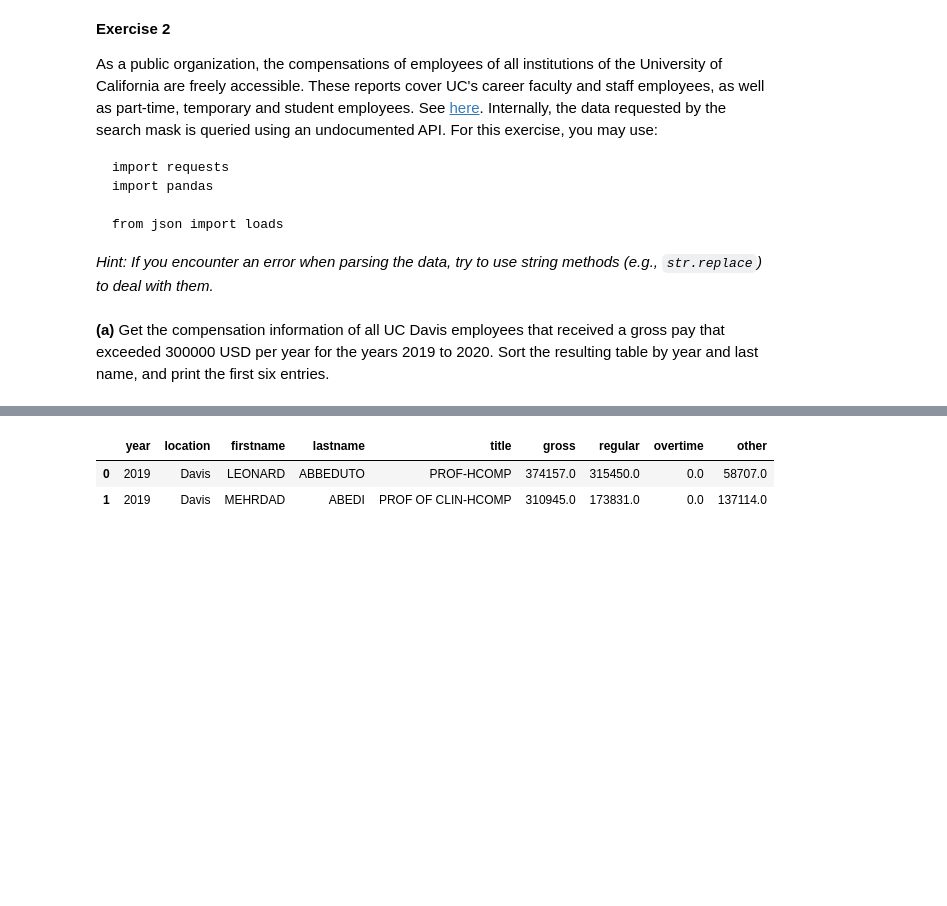
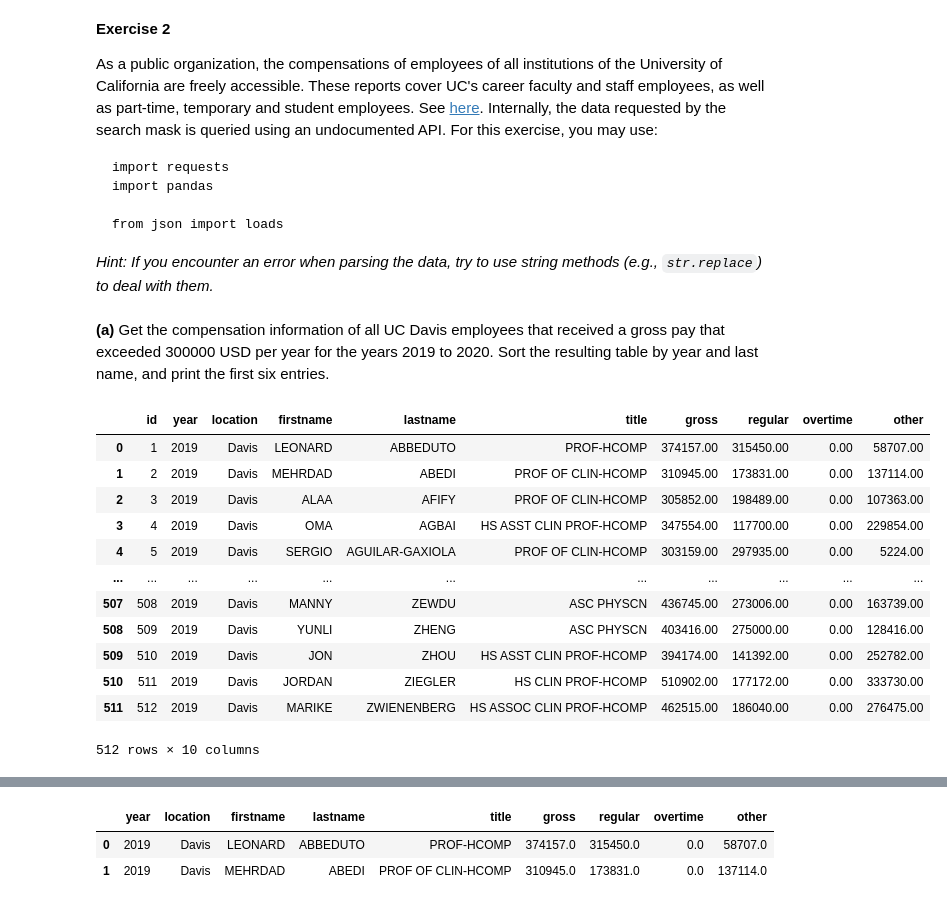
Before and after one commit to cc81972/STA141B, a Jupyter notebook: hw2/homework_2.ipynb, the cells around one changed output, grey strips where cells are left out. Cells and saved outputs as stored; diff of their text form; code cells hidden in the pictures; blank space fills up the shorter version.

```diff
--- a/hw2/homework_2.ipynb
+++ b/hw2/homework_2.ipynb
@@ -266,0 +271,42 @@ __(a)__ Get the compensation information of all UC Davis employees that received
+# %%
+url = 'https://ucannualwage.ucop.edu/wage/search.action'
+result = requests.post(url, params = {
+    '_search': 'false',
+    'nd': 1707338411241,
+    'rows': 1000,
+    'page': 1,
+    'sidx': "EAW_LST_NAM",
+    'sord': 'asc',
+    'year': 2019,
+    'location': "Davis",
+    'startSal': 300000,
+    'endSal': 9999999,
+
+})
+result.raise_for_status()
+# %%
+result = result.text
+result = result.replace("\'", '\"')
+result = loads(result)
+# %%
+columns=['id','year', 'location', 'firstname', 'lastname', 'title', 'gross', 'regular', 'overtime', 'other']
+table = pd.DataFrame(columns=columns)
+# %%
+#table for 2019
+for i in range(len(result['rows'])):
+    table.loc[i] = pd.Series(result['rows'][i]['cell'], index=columns)
+table
+# %% [output]
+|  | id | year | location | firstname | lastname | title | gross | regular | overtime | other |
+| 0 | 1 | 2019 | Davis | LEONARD | ABBEDUTO | PROF-HCOMP | 374157.00 | 315450.00 | 0.00 | 58707.00 |
+| 1 | 2 | 2019 | Davis | MEHRDAD | ABEDI | PROF OF CLIN-HCOMP | 310945.00 | 173831.00 | 0.00 | 137114.00 |
+| 2 | 3 | 2019 | Davis | ALAA | AFIFY | PROF OF CLIN-HCOMP | 305852.00 | 198489.00 | 0.00 | 107363.00 |
+| 3 | 4 | 2019 | Davis | OMA | AGBAI | HS ASST CLIN PROF-HCOMP | 347554.00 | 117700.00 | 0.00 | 229854.00 |
+| 4 | 5 | 2019 | Davis | SERGIO | AGUILAR-GAXIOLA | PROF OF CLIN-HCOMP | 303159.00 | 297935.00 | 0.00 | 5224.00 |
+| ... | ... | ... | ... | ... | ... | ... | ... | ... | ... | ... |
+| 507 | 508 | 2019 | Davis | MANNY | ZEWDU | ASC PHYSCN | 436745.00 | 273006.00 | 0.00 | 163739.00 |
+| 508 | 509 | 2019 | Davis | YUNLI | ZHENG | ASC PHYSCN | 403416.00 | 275000.00 | 0.00 | 128416.00 |
+| 509 | 510 | 2019 | Davis | JON | ZHOU | HS ASST CLIN PROF-HCOMP | 394174.00 | 141392.00 | 0.00 | 252782.00 |
+| 510 | 511 | 2019 | Davis | JORDAN | ZIEGLER | HS CLIN PROF-HCOMP | 510902.00 | 177172.00 | 0.00 | 333730.00 |
+| 511 | 512 | 2019 | Davis | MARIKE | ZWIENENBERG | HS ASSOC CLIN PROF-HCOMP | 462515.00 | 186040.00 | 0.00 | 276475.00 |
+512 rows × 10 columns
```
Also changed, not shown: parts of 9 cells of this notebook.
